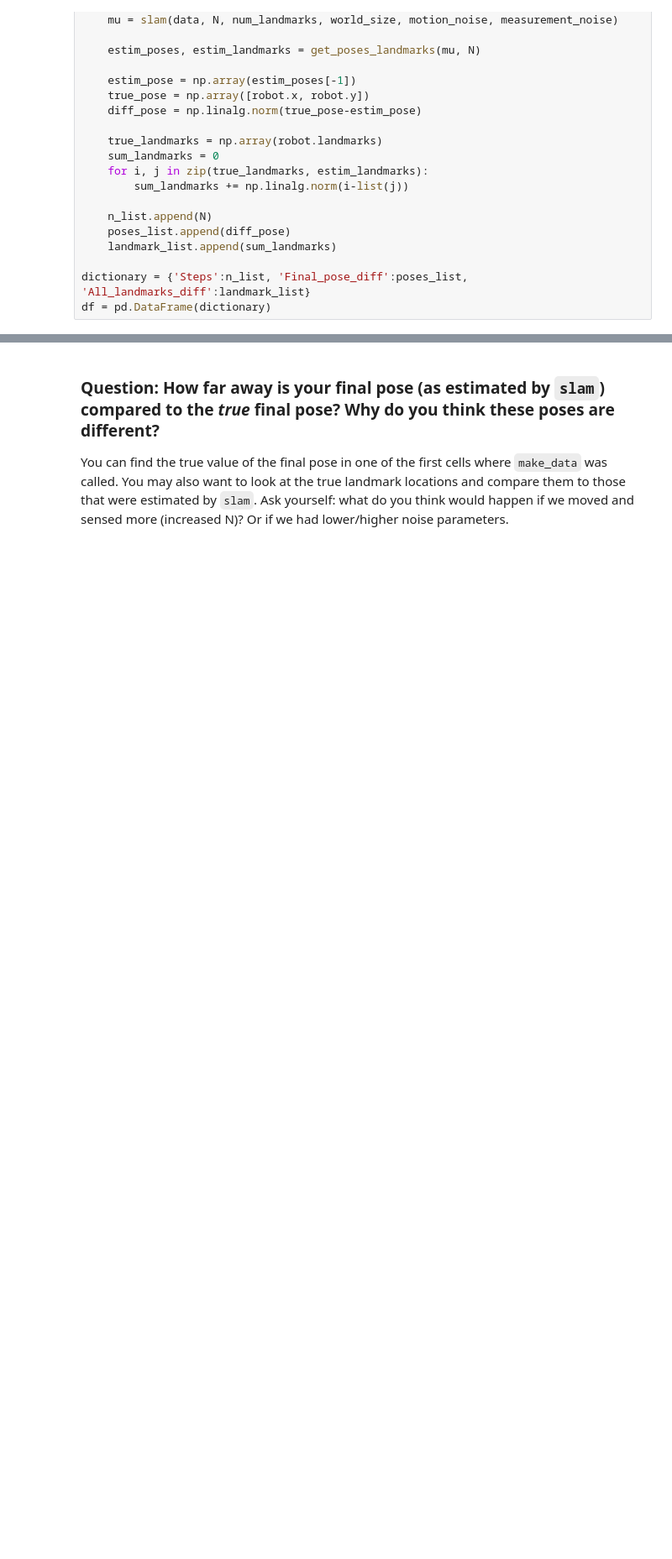
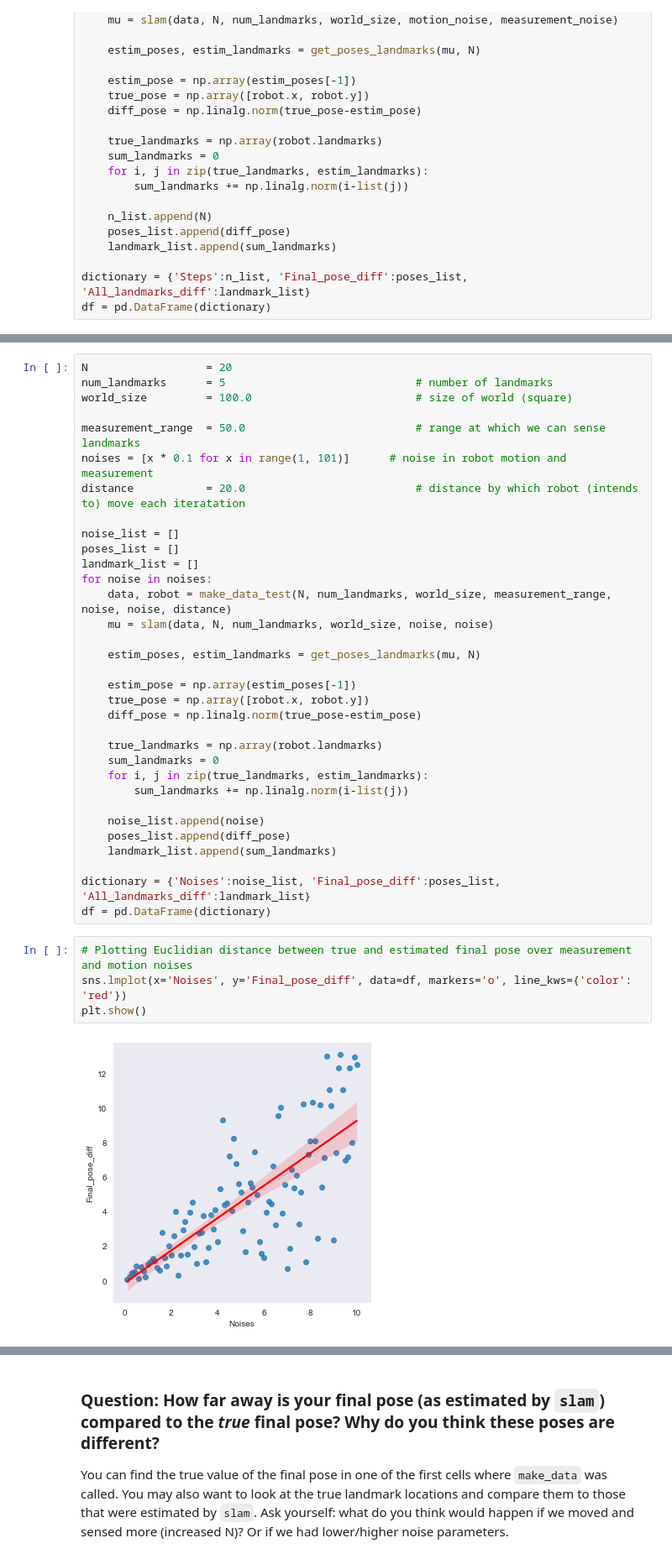
Before and after one commit to Antanskas/SLAM, a Jupyter notebook: 3. Landmark Detection and Tracking.ipynb, the cells around one changed output, grey strips where cells are left out. Shown at 84% size. Cells and saved outputs as stored; diff of their text form; blank space fills up the shorter version.

Commit message:
additional test

```diff
--- a/3. Landmark Detection and Tracking.ipynb
+++ b/3. Landmark Detection and Tracking.ipynb
@@ -417,0 +424,39 @@ plt.show()
+# %%
+N                  = 20
+num_landmarks      = 5                             # number of landmarks
+world_size         = 100.0                         # size of world (square)
+
+measurement_range  = 50.0                          # range at which we can sense landmarks
+noises = [x * 0.1 for x in range(1, 101)]      # noise in robot motion and measurement
+distance           = 20.0                          # distance by which robot (intends to) move each iteratation
+
+noise_list = []
+poses_list = []
+landmark_list = []
+for noise in noises:
+    data, robot = make_data_test(N, num_landmarks, world_size, measurement_range, noise, noise, distance)
+    mu = slam(data, N, num_landmarks, world_size, noise, noise)
+
+    estim_poses, estim_landmarks = get_poses_landmarks(mu, N)
+
+    estim_pose = np.array(estim_poses[-1])
+    true_pose = np.array([robot.x, robot.y])
+    diff_pose = np.linalg.norm(true_pose-estim_pose)
+
+    true_landmarks = np.array(robot.landmarks)
+    sum_landmarks = 0
+    for i, j in zip(true_landmarks, estim_landmarks):
+        sum_landmarks += np.linalg.norm(i-list(j))
+
+    noise_list.append(noise)
+    poses_list.append(diff_pose)
+    landmark_list.append(sum_landmarks)
+
+dictionary = {'Noises':noise_list, 'Final_pose_diff':poses_list, 'All_landmarks_diff':landmark_list}
+df = pd.DataFrame(dictionary)
+# %%
+# Plotting Euclidian distance between true and estimated final pose over measurement and motion noises
+sns.lmplot(x='Noises', y='Final_pose_diff', data=df, markers='o', line_kws={'color': 'red'})
+plt.show()
+# %% [output]
+[figure, added]
```
Also changed, not shown: parts of 11 cells of this notebook, 1 other file.
